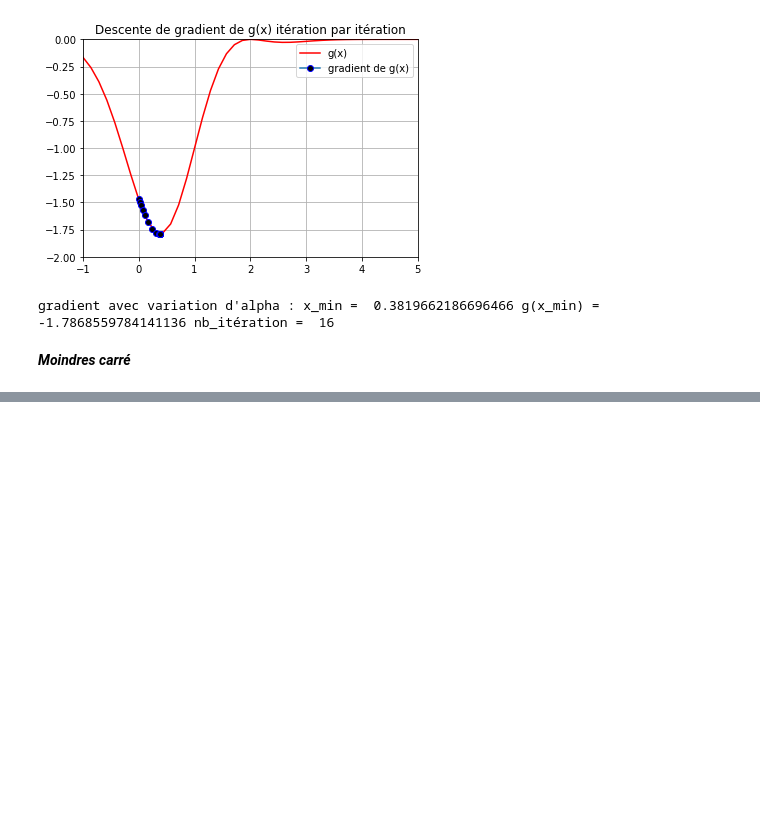
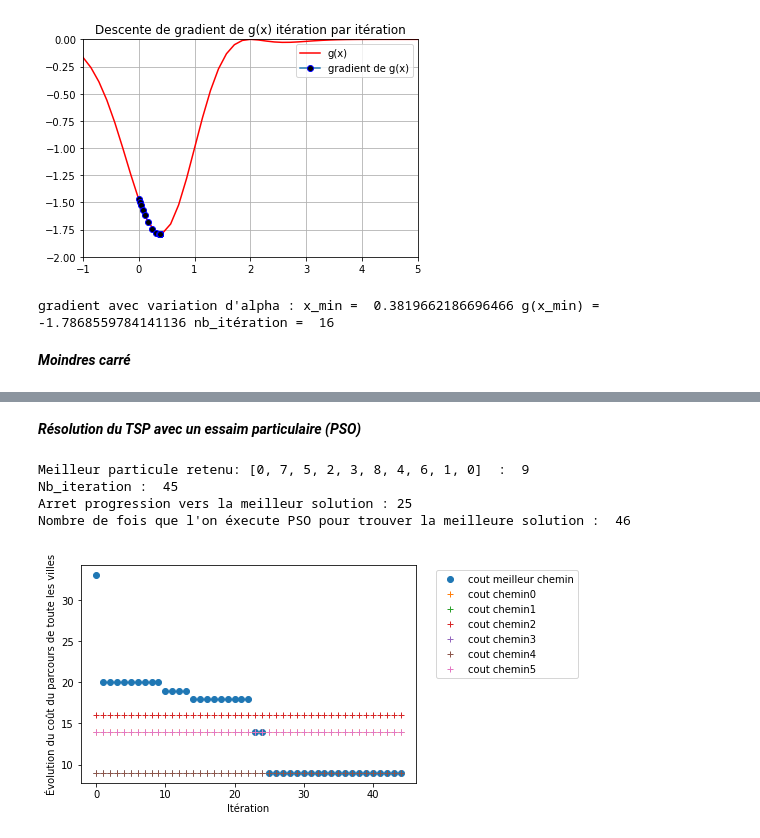
Before and after one commit to Almamy78593/Optimisation-Algorithms, a Jupyter notebook: main.ipynb, the cells around one changed output, grey strips where cells are left out. Drawn from its saved outputs; the diff is of its cells as text; code cells hidden in the pictures; blank space fills up the shorter version.

```diff
--- a/main.ipynb
+++ b/main.ipynb
@@ -116,0 +149,21 @@ Ordonné à l'origine b3 : 1.7174805199700518
+# %% [markdown]
+***Résolution du TSP avec un essaim particulaire (PSO)***
+# %%
+tsp_pso_9_villes = tspPso(f=cost, distances=DISTANCES_VILLES, n_particules=N_PARTICULE, n_iterations=ITERATION_MAX_TSP)
+
+nb_essai = 0
+while tsp_pso_9_villes[1][-1] != SOLUTION_TSP :
+  tsp_pso_9_villes = tspPso(f=cost, distances=DISTANCES_VILLES, n_particules=N_PARTICULE, n_iterations=ITERATION_MAX_TSP)
+  nb_essai+=1
+
+print("Meilleur particule retenu:",tsp_pso_9_villes[0], " : ", tsp_pso_9_villes[1][-1], "\nNb_iteration : ",tsp_pso_9_villes[3])
+print("Arret progression vers la meilleur solution :", tsp_pso_9_villes[4])
+print("Nombre de fois que l'on éxecute PSO pour trouver la meilleure solution : ", nb_essai)
+
+plotPsoTsp(tsp_pso_9_villes)
+# %% [output]
+Meilleur particule retenu: [0, 7, 5, 2, 3, 8, 4, 6, 1, 0]  :  9
+Nb_iteration :  45
+Arret progression vers la meilleur solution : 25
+Nombre de fois que l'on éxecute PSO pour trouver la meilleure solution :  46
+[figure, added]
```
Also changed, not shown: parts of 6 cells of this notebook, 2 other files.
